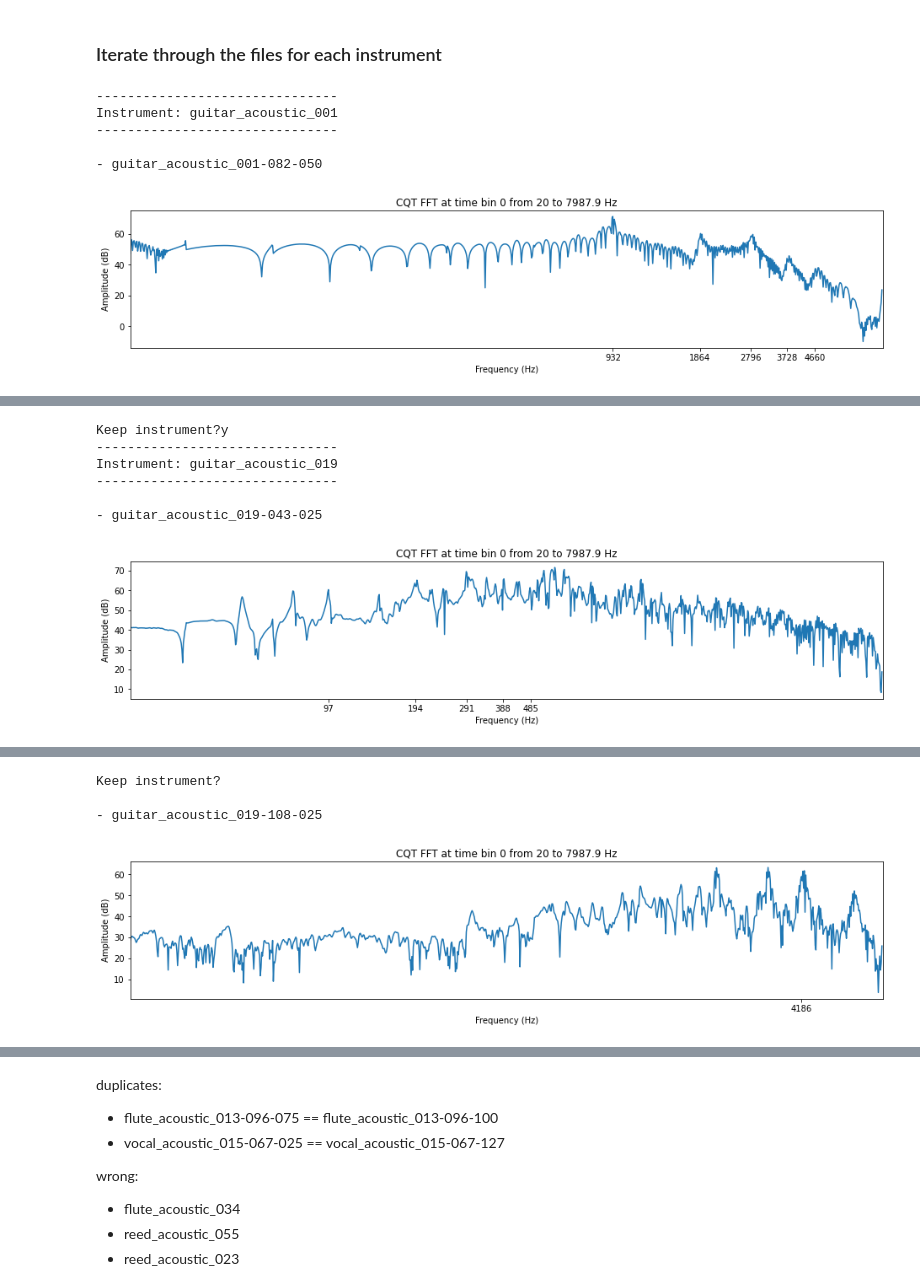
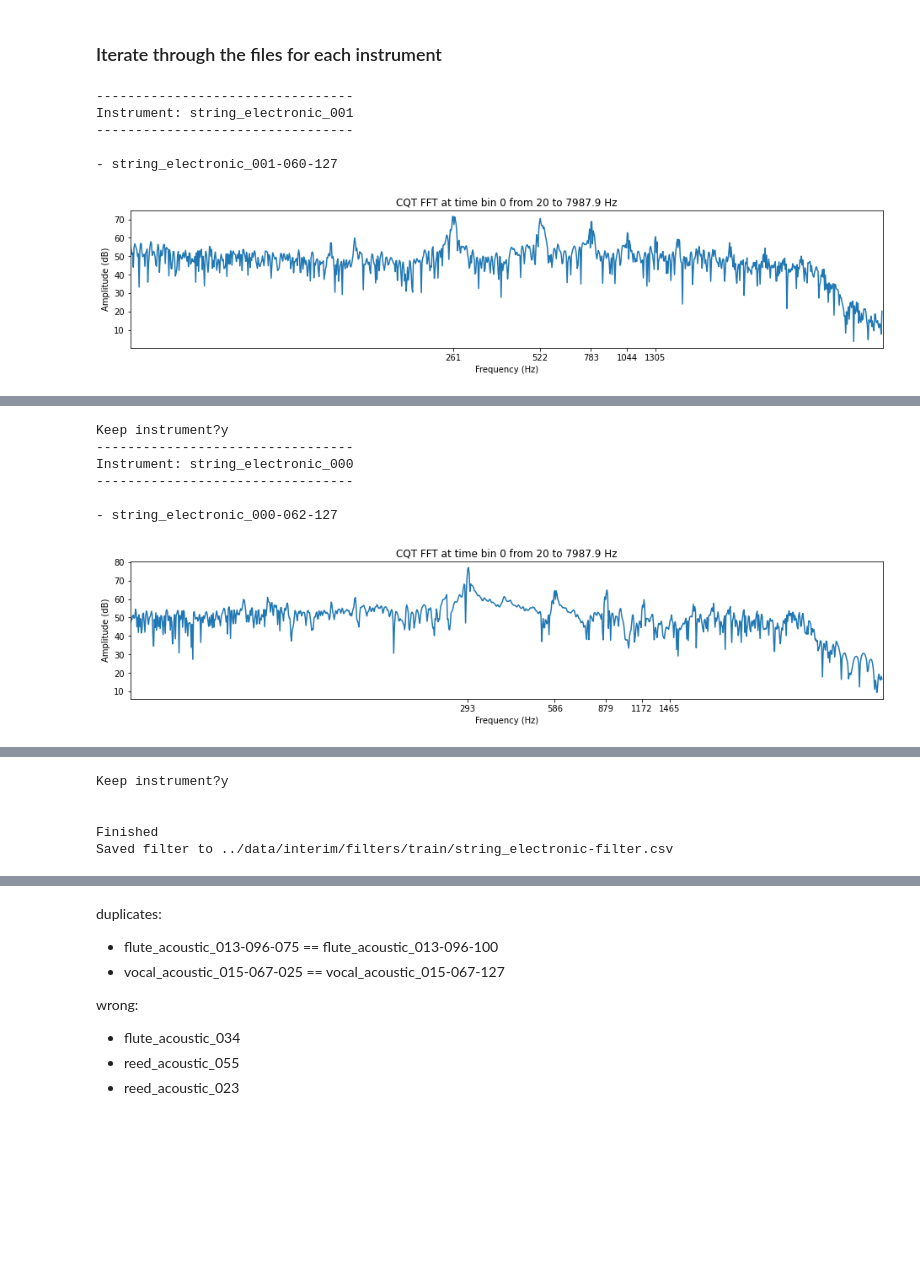
Before and after one commit to JulianFerry/deep-music, a Jupyter notebook: src/preprocessing/notebooks/2. data_labeling.ipynb, the cells around one changed output, grey strips where cells are left out. Cells and saved outputs as stored; diff of their text form; code cells hidden in the pictures; blank space fills up the shorter version.

```diff
--- a/src/preprocessing/notebooks/2. data_labeling.ipynb
+++ b/src/preprocessing/notebooks/2. data_labeling.ipynb
@@ -21,7 +21,7 @@ def iterate_sounds(folder, instrument_name, resolution=10, fmin=20, save=True):
     Iterate through the sounds corresponding to an instrument_id
     and indicate whether they are good training data or not
     """
-    dataset = AudioDataset(f'../data/raw/nsynth-{folder}')
+    dataset = AudioDataset(f'../../../data/raw/nsynth-{folder}')
     data_filter = {}
 
     for instrument in dataset.file_names_nested[instrument_name].keys():
@@ -69,26 +69,28 @@ def iterate_sounds(folder, instrument_name, resolution=10, fmin=20, save=True):
 # %% [markdown]
 ### Iterate through the files for each instrument
 # %%
-folder = 'train'
-instrument_name = 'guitar_acoustic'
-iterate_sounds(folder, instrument_name, resolution=10, save=False)
+folders = ['valid']
+instrument_name = 'string_electronic'
+for f in folders:
+    iterate_sounds(f, instrument_name, resolution=10, save=True)
 # %% [output]
--------------------------------
-Instrument: guitar_acoustic_001
--------------------------------
+---------------------------------
+Instrument: string_electronic_001
+---------------------------------
 
-- guitar_acoustic_001-082-050
+- string_electronic_001-060-127
-[figure, old version]
+[figure, new version]
 [interactive output not drawn]
 Keep instrument?y
--------------------------------
-Instrument: guitar_acoustic_019
--------------------------------
+---------------------------------
+Instrument: string_electronic_000
+---------------------------------
 
-- guitar_acoustic_019-043-025
+- string_electronic_000-062-127
-[figure, old version]
+[figure, new version]
 [interactive output not drawn]
-Keep instrument?
+Keep instrument?y
 
-- guitar_acoustic_019-108-025
+
+Finished
+Saved filter to ../data/interim/filters/train/string_electronic-filter.csv
-[figure, removed]
```
Also changed, not shown: parts of 1 cell of this notebook, 47 other files.
